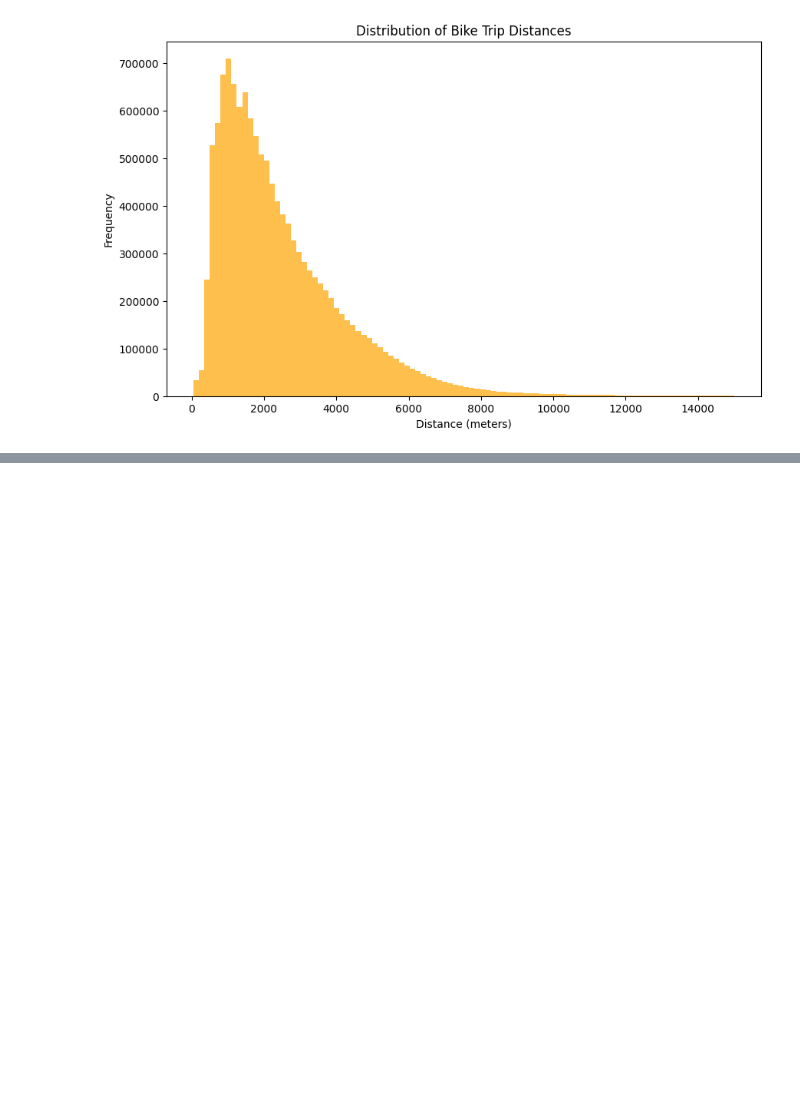
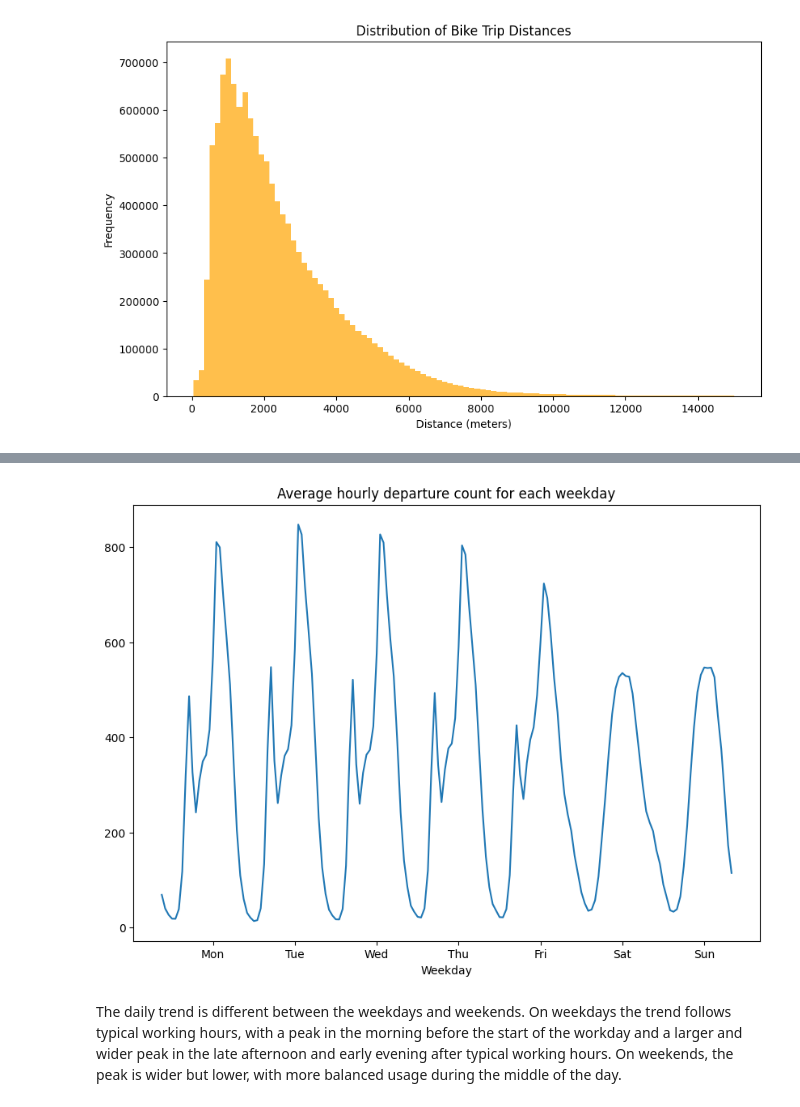
Before and after one commit to kainulj/helsinki-citybike-analysis, a Jupyter notebook: citybike_analysis.ipynb, the cells around one changed output, grey strips where cells are left out. Cells and saved outputs as stored; diff of their text form; code cells hidden in the pictures; blank space fills up the shorter version.

```diff
--- a/citybike_analysis.ipynb
+++ b/citybike_analysis.ipynb
@@ -357,0 +331,13 @@ hourly_usage.groupby([hourly_usage.index.year]).sum()
+# %%
+f, ax = plt.subplots(figsize=(10,7))
+ax.plot(hourly_usage.groupby([hourly_usage.index.weekday, hourly_usage.index.hour])["Count"].mean().droplevel(1).values)
+ax.set_xticks(np.arange(15, 168, 24))
+ax.title.set_text('Average hourly departure count for each weekday')
+ax.set_xlabel('Weekday')
+ax.set_xticklabels(weekdays)
+
+plt.show()
+# %% [output]
+[figure, added]
+# %% [markdown]
+The daily trend is different between the weekdays and weekends. On weekdays the trend follows typical working hours, with a peak in the morning before the start of the workday and a larger and wider peak in the late afternoon and early evening after typical working hours. On weekends, the peak is wider but lower, with more balanced usage during the middle of the day.
```
Also changed, not shown: parts of 24 cells of this notebook.
